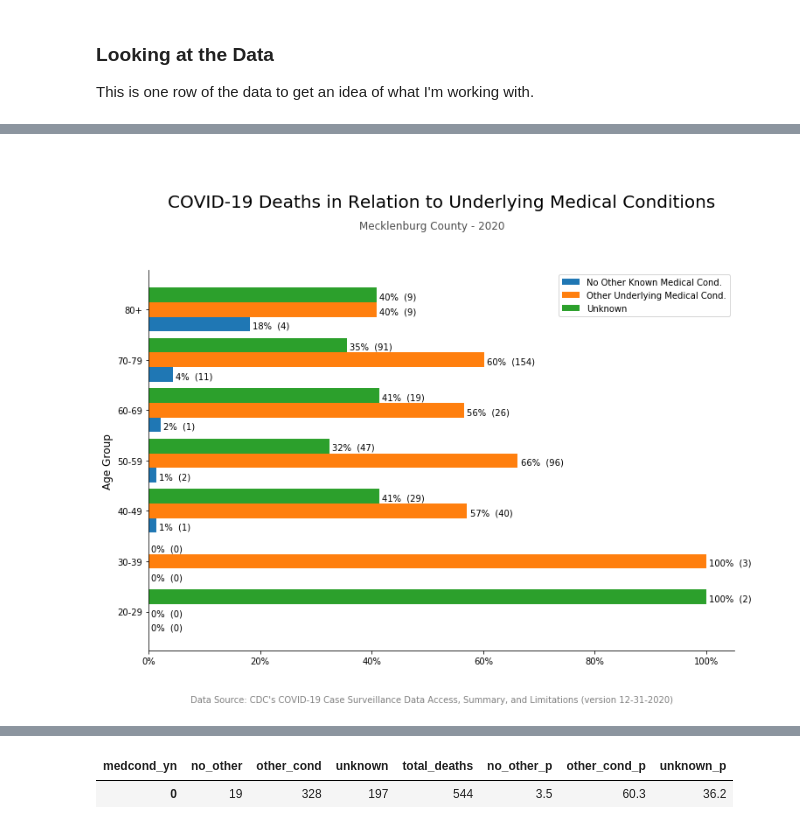
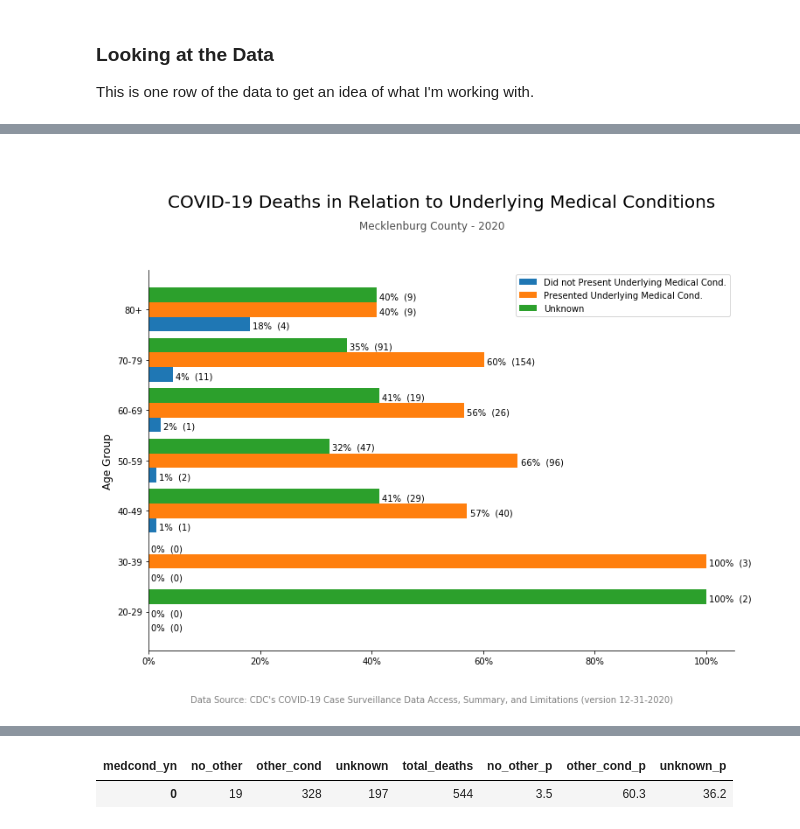
Before and after one commit to lauradahlberg/covid-19_analysis_NC, a Jupyter notebook: exploring_mecklenburg_covid_CDC_data.ipynb, the cells around one changed output, grey strips where cells are left out. Saved outputs shown, nothing was run; the diff lists cells and outputs as text; code cells hidden in the pictures.

```diff
--- a/exploring_mecklenburg_covid_CDC_data.ipynb
+++ b/exploring_mecklenburg_covid_CDC_data.ipynb
@@ -353,0 +90,2 @@ medcond_yn
+# %%
+my_cmap = plt.get_cmap('viridis')
@@ -353,0 +124,6 @@ medcond_yn
+# %%
+## Total Deaths and Survivals
+outcome = pd.DataFrame(df['death_yn'].value_counts())
+outcome['percentage']= df['death_yn'].value_counts(normalize=True).round(4)*(100)
+outcome = outcome.rename(columns={'death_yn': 'count'}, index={'No': 'Surv', 'Yes': 'Deaths'})
+outcome
@@ -353,0 +222,28 @@ medcond_yn
+# %%
+## another way to plot outcome - vertical bars
+
+## https://stackoverflow.com/questions/65655829/absolute-values-and-percentage-values-side-by-side-in-bar-chart-matplotlib/65725322#65725322
+x_axis = outcome.index
+# x_axis = ['MJO Active', 'MJO Inactive']
+# x_axis
+y_axis = outcome['percentage']
+# y_axis
+
+fig, ax = plt. subplots(figsize=(8,6))
+rects = sns.barplot(x_axis, y_axis, linewidth=0)
+
+ax.spines['right'].set_visible(False)
+ax.spines['top'].set_visible(False)
+fig.suptitle('COVID-19 Outcomes- All AGes', fontsize =20)
+ax.set_title('\n\nMecklenburg County - 2020', color='0.3')
+text_bottom = fig.text(0.50, -0.02, "Data Source: CDC's COVID-19 Case Surveillance Data Access, Summary, and Limitations (version 12-31-2020)",
+                      ha='center', va='bottom', wrap=True, color='grey')
+
+
+values = outcome['count']
+
+for rect, perc, vals in zip(rects.patches, y_axis, values):
+    rects.annotate(f"{perc}%   ({vals})", (rect.get_x() + rect.get_width() / 2., rect.get_height()),
+                  ha='center', va='center', fontsize=10, color='black', xytext=(0,10),
+                  textcoords='offset points')
+plt.tight_layout()
@@ -394,37 +512,34 @@ plt.yticks(y + width, y_labels);
 
 qtys_no = med_cond_sorted['no_other']
 qtys_other = med_cond_sorted['other_cond']
 qtys_unk = med_cond_sorted['unknown']
 
 # # Hide the right and top spines
 ax.spines['right'].set_visible(False)
 ax.spines['top'].set_visible(False)
 
 ax.set_title('\n\nCOVID-19 Deaths in Relation to Underlying Medical Conditions\n\n\n', fontsize =20)
 fig.suptitle('Mecklenburg County - 2020', color='0.3')
 ax.xaxis.set_major_formatter(mtick.PercentFormatter())
 ax.set_ylabel('Age Group', fontsize=12)
-ax.legend(['No Other Known Medical Cond.', 'Other Underlying Medical Cond.', 'Unknown']);
+ax.legend(['Did not Present Underlying Medical Cond.', 'Presented Underlying Medical Cond.', 'Unknown']);
 
 text1= fig.text(0.50, 0.02, "Data Source: CDC's COVID-19 Case Surveillance Data Access, Summary, and Limitations (version 12-31-2020)",
                ha='center', va='bottom', wrap=True, color='grey')
 
 def autolabel(rects, qtys):
     for rect, qty in zip(rects, qtys):
         width = rect.get_width()
         ax.text(width + 0.5, rect.get_y() + rect.get_height()/5.,
         f'{int(width)}%  ({qty})', fontsize=10)
 
 autolabel(rects1, qtys_no)
 autolabel(rects2, qtys_other)
 autolabel(rects3, qtys_unk)
 ## reference: https://stackoverflow.com/questions/34292076/pandas-bar-plot-how-to-annotate-grouped-horizontal-bar-charts
 
-# plt.tight_layout()
-
-
 ## Save chart as png file
-# ax.figure.savefig(IMAGES/'deaths_med_conds.png' )
+# ax.figure.savefig(IMAGES/'deaths_med_conds.png', bbox_inches='tight', dpi=200);
 # %% [output]
-[figure, old version]
+[figure, new version]
 # %%
```
Also changed, not shown: parts of 73 cells of this notebook.
